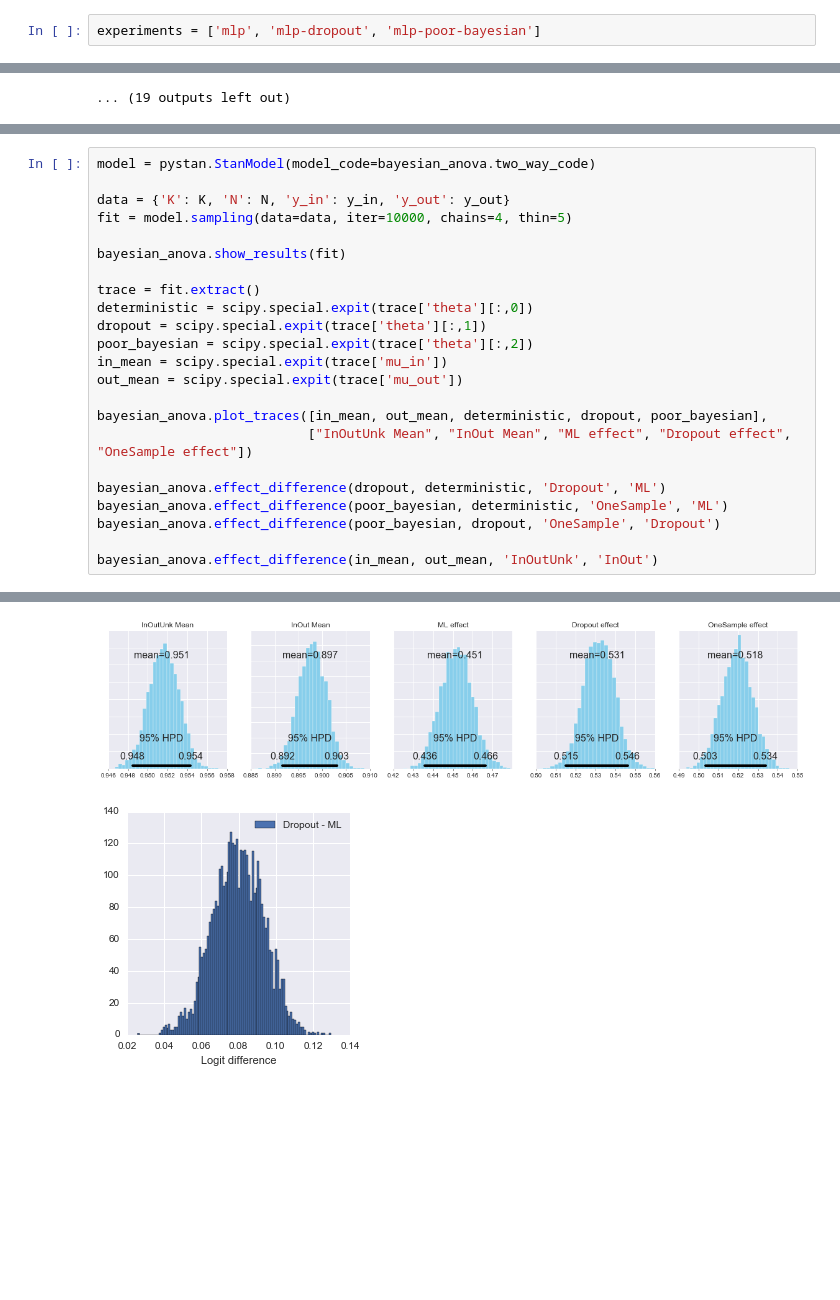
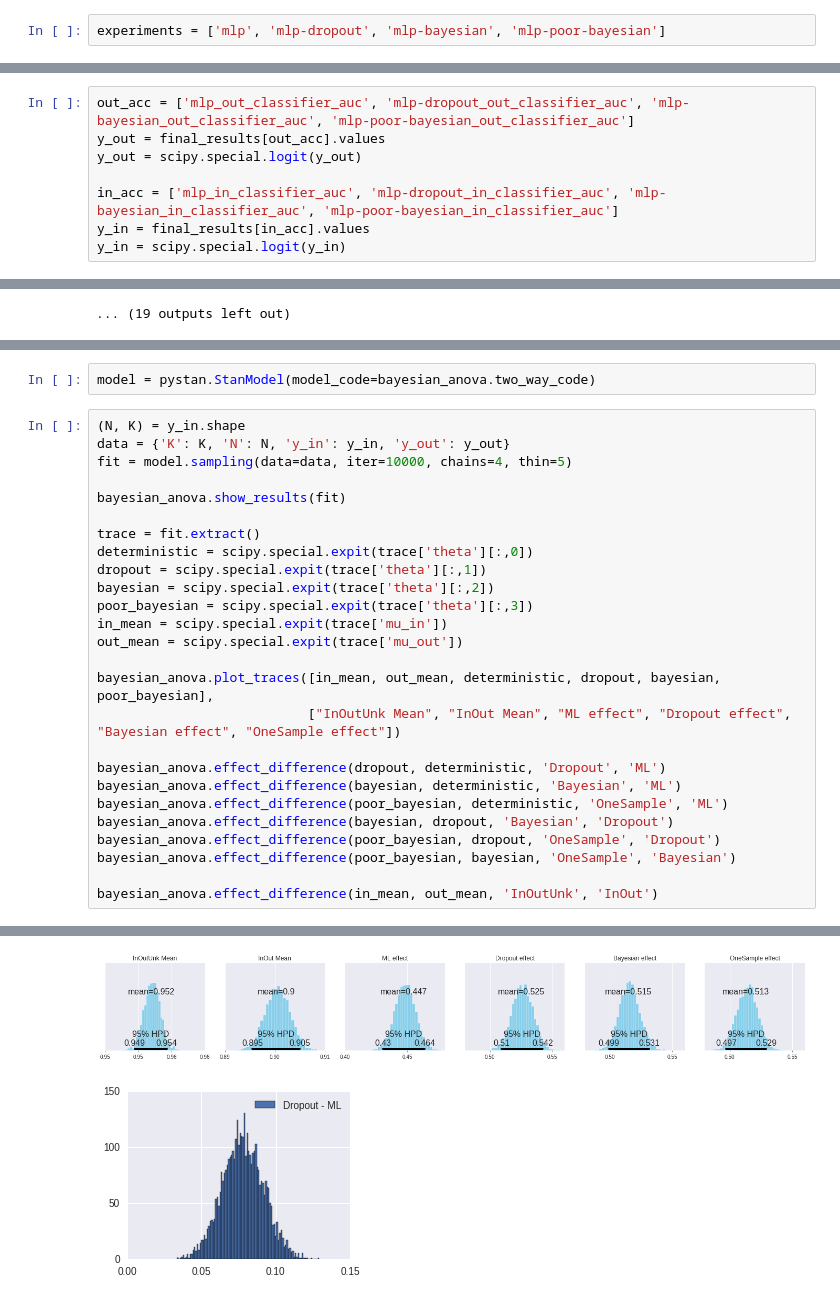
Before and after one commit to ramon-oliveira/deepstats, a Jupyter notebook: mnist_results/join_results_anova.ipynb, the cells around one changed output, grey strips where cells are left out. Saved outputs shown, nothing was run; the diff lists cells and outputs as text; blank space fills up the shorter version.

Commit message:
update anova results with full bayesian for mnist

```diff
--- a/mnist_results/join_results_anova.ipynb
+++ b/mnist_results/join_results_anova.ipynb
@@ -19,7 +19,7 @@ cols = ['experiment_name',
         'entropy_expectation__auc',
         'classifier__auc']
 # %%
-experiments = ['mlp', 'mlp-dropout', 'mlp-poor-bayesian']
+experiments = ['mlp', 'mlp-dropout', 'mlp-bayesian', 'mlp-poor-bayesian']
 # %%
 dfs = []
 for exp in experiments:
@@ -71,3 +71,11 @@ for key_row in zip(*[df.itertuples() for exp, df in dfs_results]):
             new_row.append(row[c])
 
     final_results.loc[len(final_results)] = new_row
+# %%
+out_acc = ['mlp_out_classifier_auc', 'mlp-dropout_out_classifier_auc', 'mlp-bayesian_out_classifier_auc', 'mlp-poor-bayesian_out_classifier_auc']
+y_out = final_results[out_acc].values
+y_out = scipy.special.logit(y_out)
+
+in_acc = ['mlp_in_classifier_auc', 'mlp-dropout_in_classifier_auc', 'mlp-bayesian_in_classifier_auc', 'mlp-poor-bayesian_in_classifier_auc']
+y_in = final_results[in_acc].values
+y_in = scipy.special.logit(y_in)
@@ -155,6 +159,7 @@ OneSample - ML 95.0 CI: 0.00516425926121 0.343888773433 Pr > 0: 0.978
+# %%
+model = pystan.StanModel(model_code=bayesian_anova.two_way_code)
 # %%
-model = pystan.StanModel(model_code=bayesian_anova.two_way_code)
-
+(N, K) = y_in.shape
 data = {'K': K, 'N': N, 'y_in': y_in, 'y_out': y_out}
 fit = model.sampling(data=data, iter=10000, chains=4, thin=5)
 
@@ -163,16 +168,20 @@ bayesian_anova.show_results(fit)
 trace = fit.extract()
 deterministic = scipy.special.expit(trace['theta'][:,0])
 dropout = scipy.special.expit(trace['theta'][:,1])
-poor_bayesian = scipy.special.expit(trace['theta'][:,2])
+bayesian = scipy.special.expit(trace['theta'][:,2])
+poor_bayesian = scipy.special.expit(trace['theta'][:,3])
 in_mean = scipy.special.expit(trace['mu_in'])
 out_mean = scipy.special.expit(trace['mu_out'])
 
-bayesian_anova.plot_traces([in_mean, out_mean, deterministic, dropout, poor_bayesian],
-                           ["InOutUnk Mean", "InOut Mean", "ML effect", "Dropout effect", "OneSample effect"])
+bayesian_anova.plot_traces([in_mean, out_mean, deterministic, dropout, bayesian, poor_bayesian],
+                           ["InOutUnk Mean", "InOut Mean", "ML effect", "Dropout effect", "Bayesian effect", "OneSample effect"])
 
 bayesian_anova.effect_difference(dropout, deterministic, 'Dropout', 'ML')
+bayesian_anova.effect_difference(bayesian, deterministic, 'Bayesian', 'ML')
 bayesian_anova.effect_difference(poor_bayesian, deterministic, 'OneSample', 'ML')
+bayesian_anova.effect_difference(bayesian, dropout, 'Bayesian', 'Dropout')
 bayesian_anova.effect_difference(poor_bayesian, dropout, 'OneSample', 'Dropout')
+bayesian_anova.effect_difference(poor_bayesian, bayesian, 'OneSample', 'Bayesian')
 
 bayesian_anova.effect_difference(in_mean, out_mean, 'InOutUnk', 'InOut')
 # %% [output]
@@ -213,2 +219,2 @@ When unpickling the StanModel must be unpickled first.
-[figure, old version]
+[figure, new version]
-[figure, old version]
+[figure, new version]
```
Also changed, not shown: parts of 5 cells of this notebook, 1 other file.
